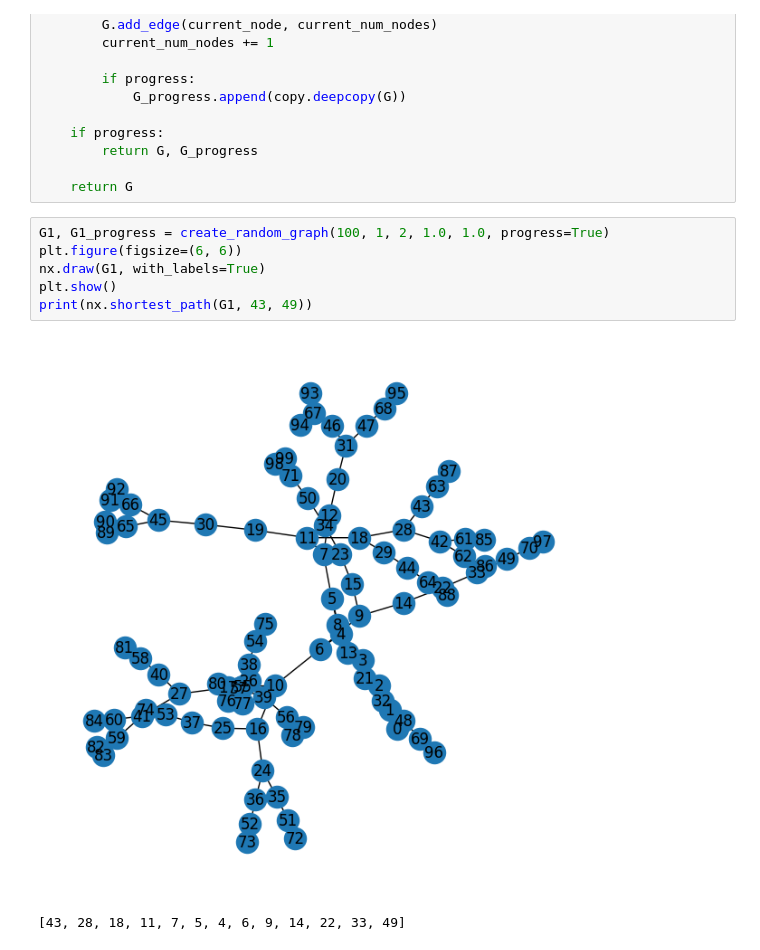
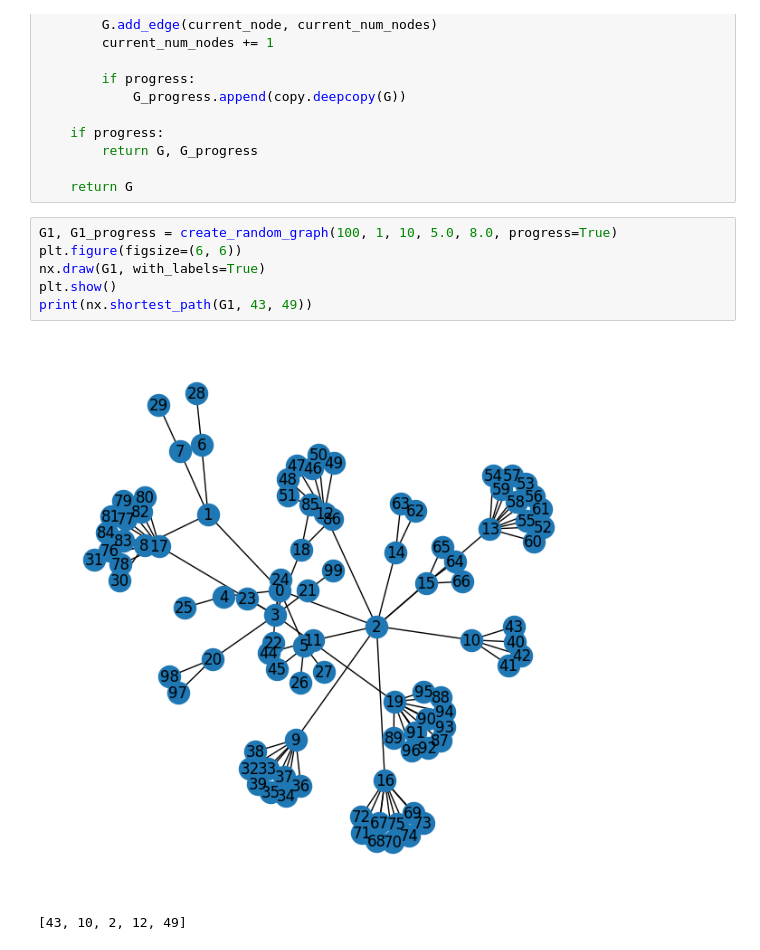
Before and after one commit to RaphaelVogt/Bachelorarbeit, a Jupyter notebook: graph.ipynb, the cells around one changed output. Saved outputs shown, nothing was run; the diff lists cells and outputs as text.

Commit message:
new images

```diff
--- a/graph.ipynb
+++ b/graph.ipynb
@@ -65,14 +65,14 @@ def create_random_graph(
 
     return G
 # %%
-G1, G1_progress = create_random_graph(100, 1, 2, 1.0, 1.0, progress=True)
+G1, G1_progress = create_random_graph(100, 1, 10, 5.0, 8.0, progress=True)
 plt.figure(figsize=(6, 6))
 nx.draw(G1, with_labels=True)
 plt.show()
 print(nx.shortest_path(G1, 43, 49))
 # %% [output]
-[figure, old version]
+[figure, new version]
-[43, 28, 18, 11, 7, 5, 4, 6, 9, 14, 22, 33, 49]
+[43, 10, 2, 12, 49]
 # %%
 plt.figure(figsize=(8, 8))
 pos = nx.nx_agraph.graphviz_layout(G1, prog="twopi")
```
Also changed, not shown: parts of 1 cell of this notebook, 6 other files.
